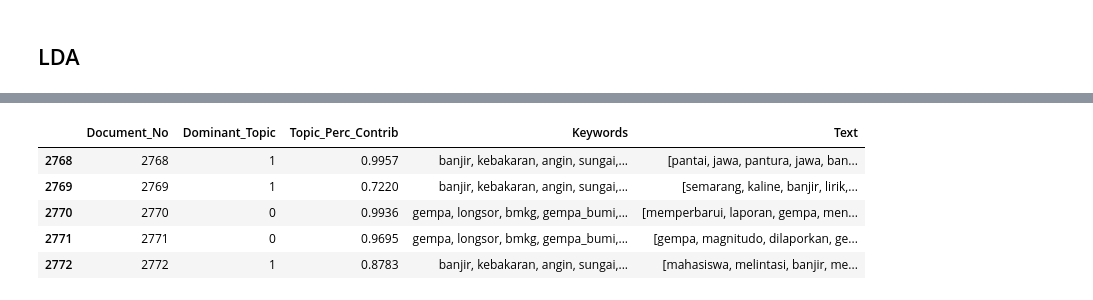
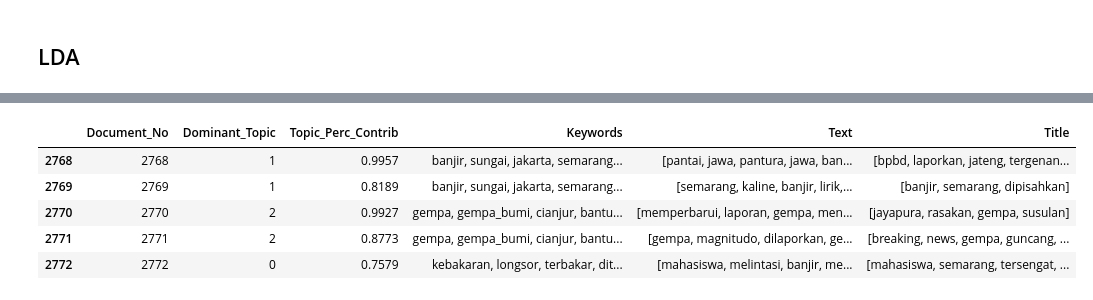
Before and after one commit to alwaysyu/PetaKabar, a Jupyter notebook: what.ipynb, the cells around one changed output, grey strips where cells are left out. Saved outputs shown, nothing was run; the diff lists cells and outputs as text; code cells hidden in the pictures.

Commit message:
what bencana done

```diff
--- a/what.ipynb
+++ b/what.ipynb
@@ -177,3 +158,8 @@ df_train.to_csv(PATH + bencana + 'corpus/dataset/df_train_unpreprocessed.csv', i
 for x in range(0, old_bencana.shape[0]):
     text = preprocessing(old_bencana.iloc[x, -2])
     old_bencana.iloc[x, -2] = (' '.join(text))
+
+for x in range(0, old_bencana.shape[0]):
+    text = preprocessing(old_bencana.iloc[x, -4])
+    old_bencana.iloc[x, -4] = (' '.join(text))
+old_bencana.head()
@@ -893,4 +866,13 @@ new_bencana = old_bencana[['title', 'desc']]
 new_bencana['desc'] = new_bencana['desc'].apply(remove_number)
 new_bencana['desc'] = new_bencana['desc'].apply(word_tokenize)
 new_bencana['desc'] = [[token for token in doc if len(token) > 2] for doc in new_bencana['desc']]
+new_bencana['title'] = new_bencana['title'].apply(remove_number)
+new_bencana['title'] = new_bencana['title'].apply(word_tokenize)
+new_bencana['title'] = [[token for token in doc if len(token) > 2] for doc in new_bencana['title']]
 new_bencana['fdist'] = new_bencana['desc'].apply(FreqDist)
+
+print(len(new_bencana))
+print(new_bencana.head(2))
+
+print('Frequency Tokens : \n')
+print(new_bencana['fdist'].head().apply(lambda x : x.most_common()))
@@ -940,7 +902,7 @@ Dictionary<1654 unique tokens: ['api', 'arah', 'banjir', 'banjir_menggenangi', '
 # Creating the object for LDA model using gensim library
 Lda = gensim.models.ldamodel.LdaModel
 
-total_topics = 3 # jumlah topik yang akan di extract
+total_topics = 4 # jumlah topik yang akan di extract
 number_words = 30 # jumlah kata per topik
 # %%
 import os
@@ -1037,26 +1001,28 @@ def format_topics_sentences(ldamodel=None, corpus=corpus, texts=new_bencana['des
 # %%
 df_topic_sents_keywords = format_topics_sentences(ldamodel=lda_model, corpus=corpus, texts=new_bencana['desc'])
 df_topic_sents_keywords['Texts'] = 0
+df_topic_sents_keywords['Title'] = 0
 # %%
 df_dominant_topic = df_topic_sents_keywords.reset_index()
 # texts = []
 for i in range(len(new_bencana['desc'])):
     # print(new_bencana['desc'].iloc[i])
     # texts.append(new_bencana['desc'].iloc[i])
     df_dominant_topic['Texts'].iloc[i] = new_bencana['desc'].iloc[i]
+    df_dominant_topic['Title'].iloc[i] = new_bencana['title'].iloc[i]
 # df_dominant_topic['Texts'] = texts
-df_dominant_topic.columns = ['Document_No', 'Dominant_Topic', 'Topic_Perc_Contrib', 'Keywords', 'Text']
+df_dominant_topic.columns = ['Document_No', 'Dominant_Topic', 'Topic_Perc_Contrib', 'Keywords', 'Text', 'Title']
 
 # df_topic_sents_keywords['Texts'].isna().value_counts()
 df_dominant_topic.head(5)
 df_dominant_topic.tail(5)
 # %% [output]
-|  | Document_No | Dominant_Topic | Topic_Perc_Contrib | Keywords | Text |
-| 2768 | 2768 | 1 | 0.9957 | banjir, kebakaran, angin, sungai,... | [pantai, jawa, pantura, jawa, ban... |
-| 2769 | 2769 | 1 | 0.7220 | banjir, kebakaran, angin, sungai,... | [semarang, kaline, banjir, lirik,... |
-| 2770 | 2770 | 0 | 0.9936 | gempa, longsor, bmkg, gempa_bumi,... | [memperbarui, laporan, gempa, men... |
-| 2771 | 2771 | 0 | 0.9695 | gempa, longsor, bmkg, gempa_bumi,... | [gempa, magnitudo, dilaporkan, ge... |
-| 2772 | 2772 | 1 | 0.8783 | banjir, kebakaran, angin, sungai,... | [mahasiswa, melintasi, banjir, me... |
+|  | Document_No | Dominant_Topic | Topic_Perc_Contrib | Keywords | Text | Title |
+| 2768 | 2768 | 1 | 0.9957 | banjir, sungai, jakarta, semarang... | [pantai, jawa, pantura, jawa, ban... | [bpbd, laporkan, jateng, tergenan... |
+| 2769 | 2769 | 1 | 0.8189 | banjir, sungai, jakarta, semarang... | [semarang, kaline, banjir, lirik,... | [banjir, semarang, dipisahkan] |
+| 2770 | 2770 | 2 | 0.9927 | gempa, gempa_bumi, cianjur, bantu... | [memperbarui, laporan, gempa, men... | [jayapura, rasakan, gempa, susulan] |
+| 2771 | 2771 | 2 | 0.8773 | gempa, gempa_bumi, cianjur, bantu... | [gempa, magnitudo, dilaporkan, ge... | [breaking, news, gempa, guncang, ... |
+| 2772 | 2772 | 0 | 0.7579 | kebakaran, longsor, terbakar, dit... | [mahasiswa, melintasi, banjir, me... | [mahasiswa, semarang, tersengat, ... |
 # %%
 df_dominant_topic.to_csv(PATH + bencana + 'df_dominant_topic.csv')
 # %%
```
Also changed, not shown: parts of 73 cells of this notebook, 27 other files.
